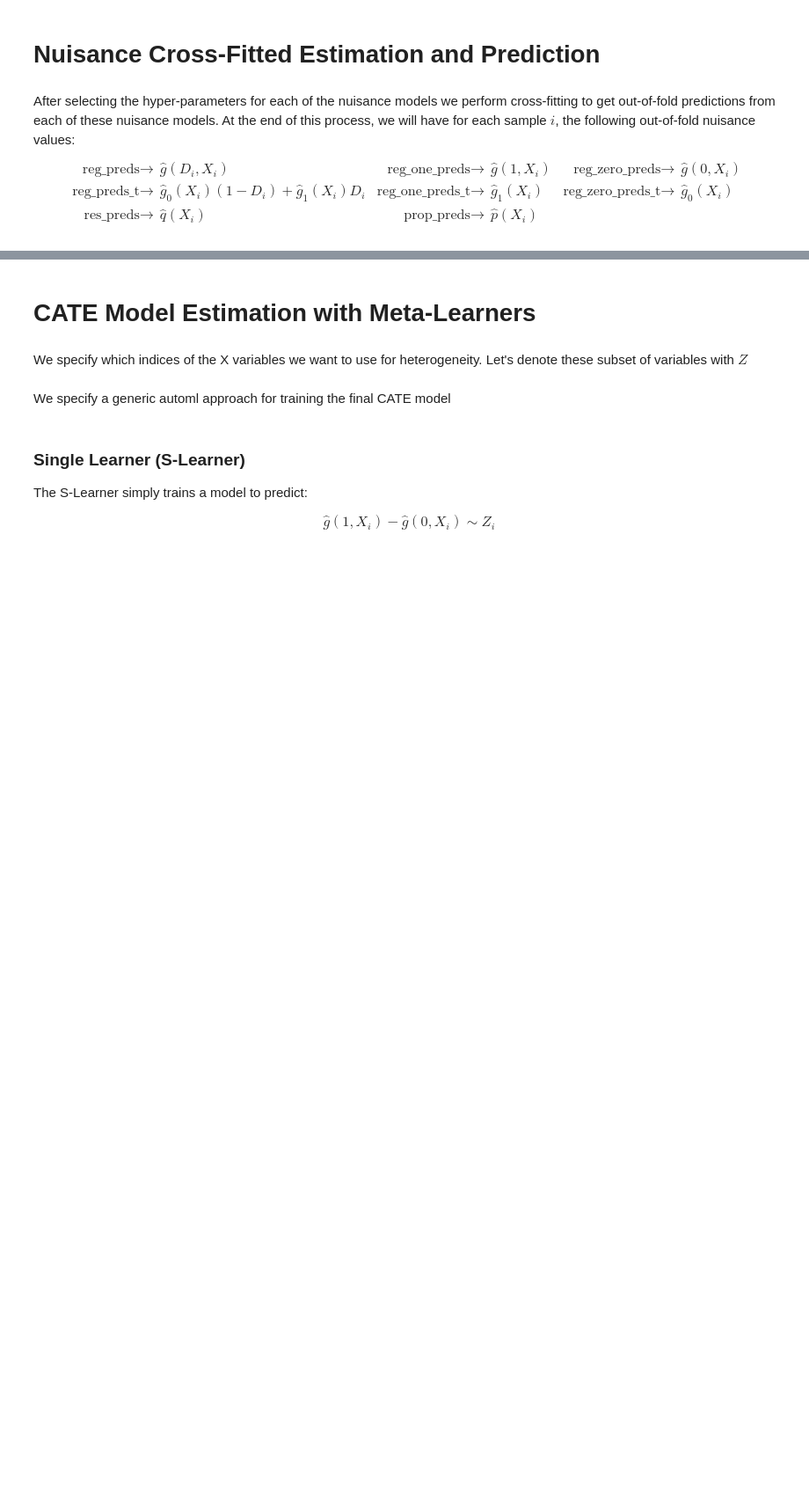
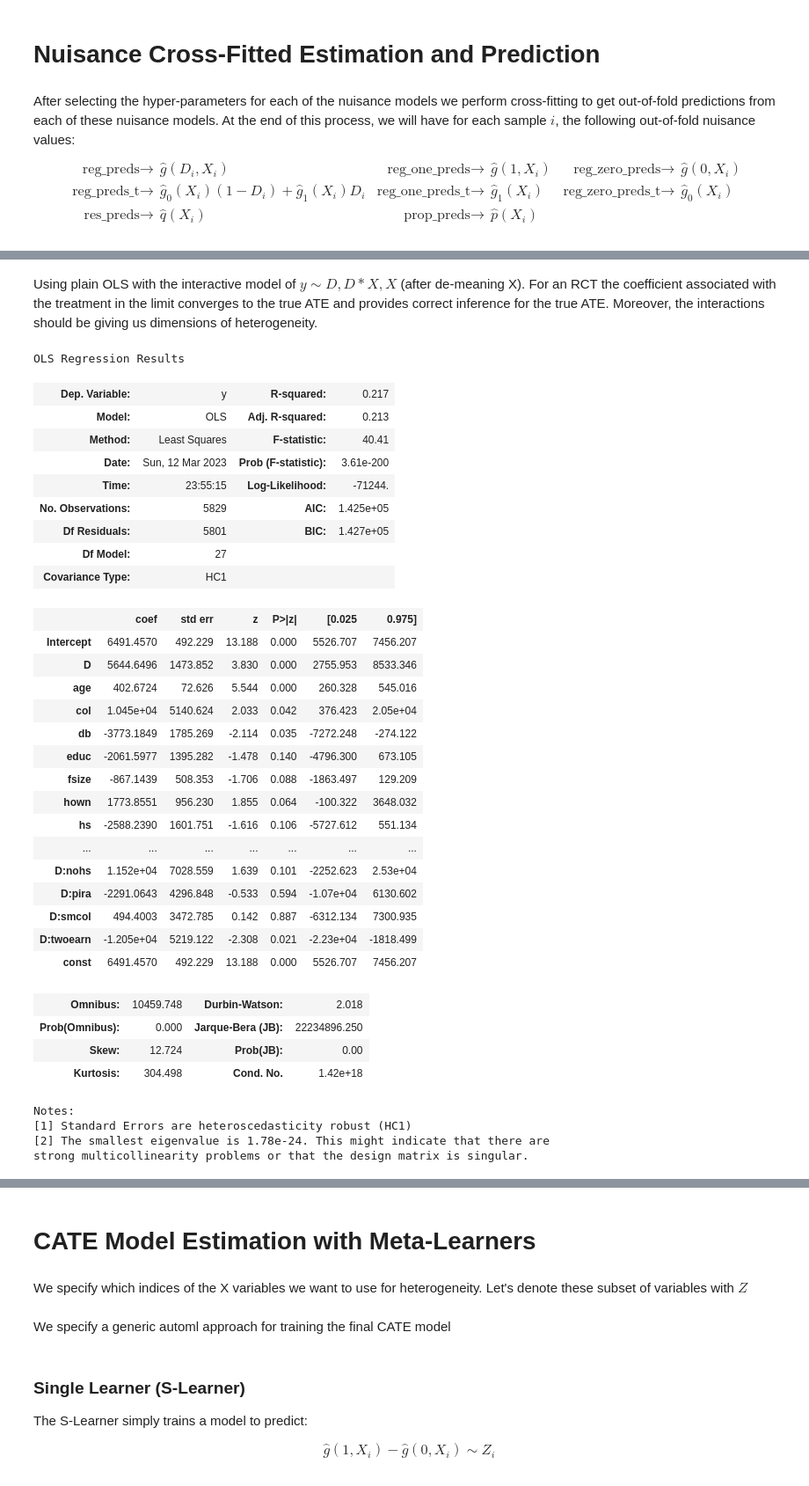
Before and after one commit to stanford-msande228/winter23, a Jupyter notebook: CATE-estimation.ipynb, the cells around one changed output, grey strips where cells are left out. Shown: that part at 88% size. Saved outputs shown, nothing was run; the diff lists cells and outputs as text; code cells hidden in the pictures; blank space fills up the shorter version.

```diff
--- a/CATE-estimation.ipynb
+++ b/CATE-estimation.ipynb
@@ -217,0 +328,48 @@ prop_preds = cross_val_predict(model_t(), X, D, cv=splits)
+# %% [markdown]
+Using plain OLS with the interactive model of $y\sim D, D*X, X$ (after de-meaning X). For an RCT the coefficient associated with the treatment in the limit converges to the true ATE and provides correct inference for the true ATE. Moreover, the interactions should be giving us dimensions of heterogeneity.
+# %%
+from formulaic import Formula
+dfX = X.copy()
+dfX = dfX - dfX.mean(axis=0)
+dfX['D'] = D
+dfX = Formula('D * (' + '+'.join(X.columns) + ')').get_model_matrix(dfX)
+dfX['const'] = 1
+if groups is None:
+    display(OLS(y, dfX).fit(cov_type='HC1').summary())
+else:
+    display(OLS(y, dfX).fit(cov_type='cluster', cov_kwds={'groups': groups}).summary())
+# %% [output]
+OLS Regression Results
+| Dep. Variable: | y | R-squared: | 0.217 |
+| Model: | OLS | Adj. R-squared: | 0.213 |
+| Method: | Least Squares | F-statistic: | 40.41 |
+| Date: | Sun, 12 Mar 2023 | Prob (F-statistic): | 3.61e-200 |
+| Time: | 23:55:15 | Log-Likelihood: | -71244. |
+| No. Observations: | 5829 | AIC: | 1.425e+05 |
+| Df Residuals: | 5801 | BIC: | 1.427e+05 |
+| Df Model: | 27 |  |  |
+| Covariance Type: | HC1 |  |  |
+|  | coef | std err | z | P>|z| | [0.025 | 0.975] |
+| Intercept | 6491.4570 | 492.229 | 13.188 | 0.000 | 5526.707 | 7456.207 |
+| D | 5644.6496 | 1473.852 | 3.830 | 0.000 | 2755.953 | 8533.346 |
+| age | 402.6724 | 72.626 | 5.544 | 0.000 | 260.328 | 545.016 |
+| col | 1.045e+04 | 5140.624 | 2.033 | 0.042 | 376.423 | 2.05e+04 |
+| db | -3773.1849 | 1785.269 | -2.114 | 0.035 | -7272.248 | -274.122 |
+| educ | -2061.5977 | 1395.282 | -1.478 | 0.140 | -4796.300 | 673.105 |
+| fsize | -867.1439 | 508.353 | -1.706 | 0.088 | -1863.497 | 129.209 |
+| hown | 1773.8551 | 956.230 | 1.855 | 0.064 | -100.322 | 3648.032 |
+| hs | -2588.2390 | 1601.751 | -1.616 | 0.106 | -5727.612 | 551.134 |
+| ... | ... | ... | ... | ... | ... | ... |
+| D:nohs | 1.152e+04 | 7028.559 | 1.639 | 0.101 | -2252.623 | 2.53e+04 |
+| D:pira | -2291.0643 | 4296.848 | -0.533 | 0.594 | -1.07e+04 | 6130.602 |
+| D:smcol | 494.4003 | 3472.785 | 0.142 | 0.887 | -6312.134 | 7300.935 |
+| D:twoearn | -1.205e+04 | 5219.122 | -2.308 | 0.021 | -2.23e+04 | -1818.499 |
+| const | 6491.4570 | 492.229 | 13.188 | 0.000 | 5526.707 | 7456.207 |
+| Omnibus: | 10459.748 | Durbin-Watson: | 2.018 |
+| Prob(Omnibus): | 0.000 | Jarque-Bera (JB): | 22234896.250 |
+| Skew: | 12.724 | Prob(JB): | 0.00 |
+| Kurtosis: | 304.498 | Cond. No. | 1.42e+18 |
+Notes:
+[1] Standard Errors are heteroscedasticity robust (HC1)
+[2] The smallest eigenvalue is 1.78e-24. This might indicate that there are
+strong multicollinearity problems or that the design matrix is singular.
```
Also changed, not shown: parts of 90 cells of this notebook, 1 other file.
